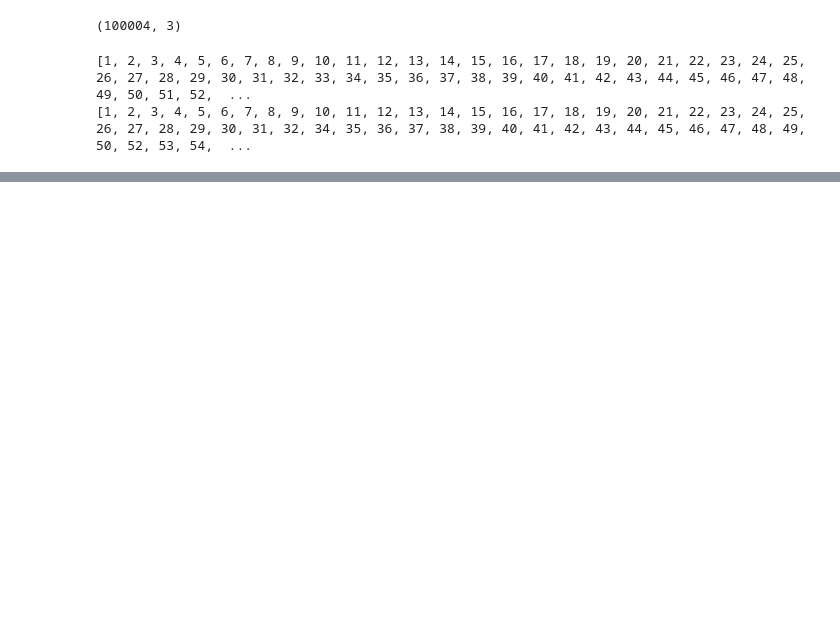
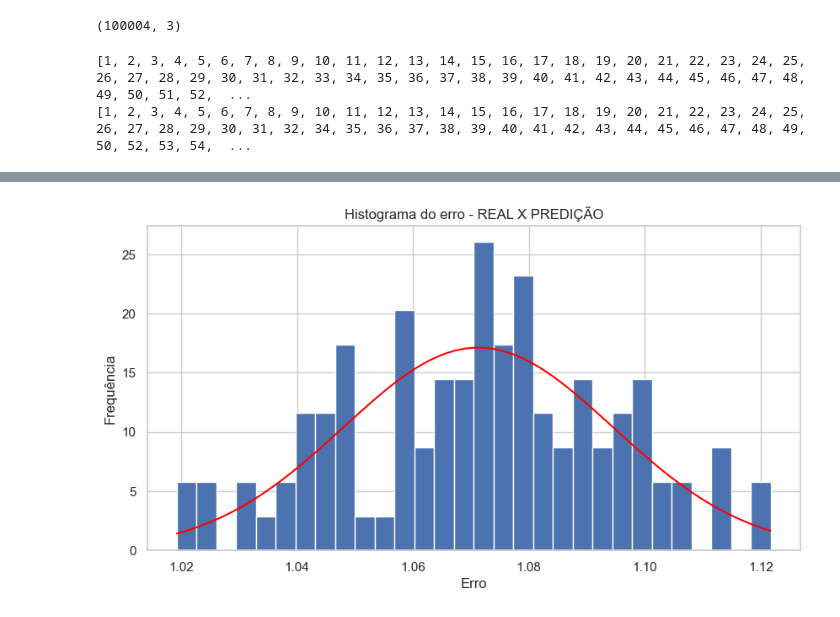
Before and after one commit to LuccaHiratsuca/Netflix-Challenge, a Jupyter notebook: main.ipynb, the cells around one changed output, grey strips where cells are left out. Cells and saved outputs as stored; diff of their text form; code cells hidden in the pictures; blank space fills up the shorter version.

Commit message:
feat: csv with results + graphs

```diff
--- a/main.ipynb
+++ b/main.ipynb
@@ -67,9 +83,11 @@ x = np.linspace(min(dfCsv['Error ']), max(dfCsv['Error ']), 100)
 normal_curve = (1/(std * np.sqrt(2 * np.pi)) * np.exp( - (x - average)**2 / (2 * std**2)))
 # %%
 plt.figure(figsize=(10, 5))
-plt.hist(dfCsv['Error '], bins=100, density=True)
+plt.hist(dfCsv['Error'], bins=30, density=True)
 plt.plot(x, normal_curve, color='red')
-plt.title('Histograma do erro')
+plt.title('Histograma do erro - REAL X PREDIÇÃO')
 plt.xlabel('Erro')
 plt.ylabel('Frequência')
 plt.show()
+# %% [output]
+[figure, added]
```
Also changed, not shown: parts of 4 cells of this notebook, 1 other file.
